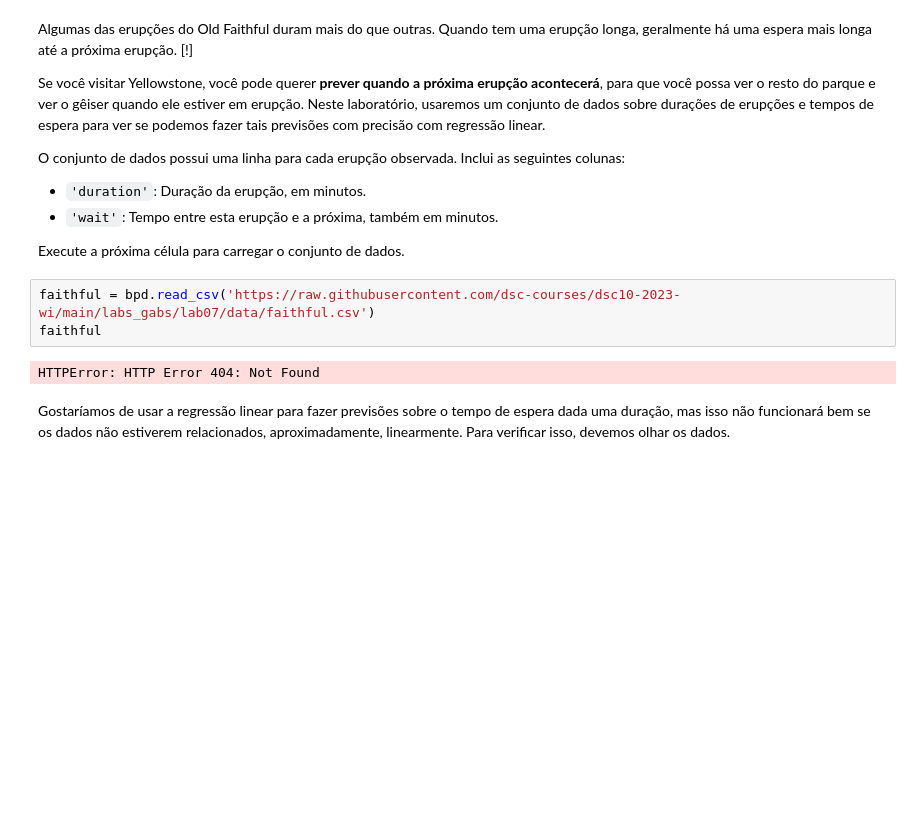
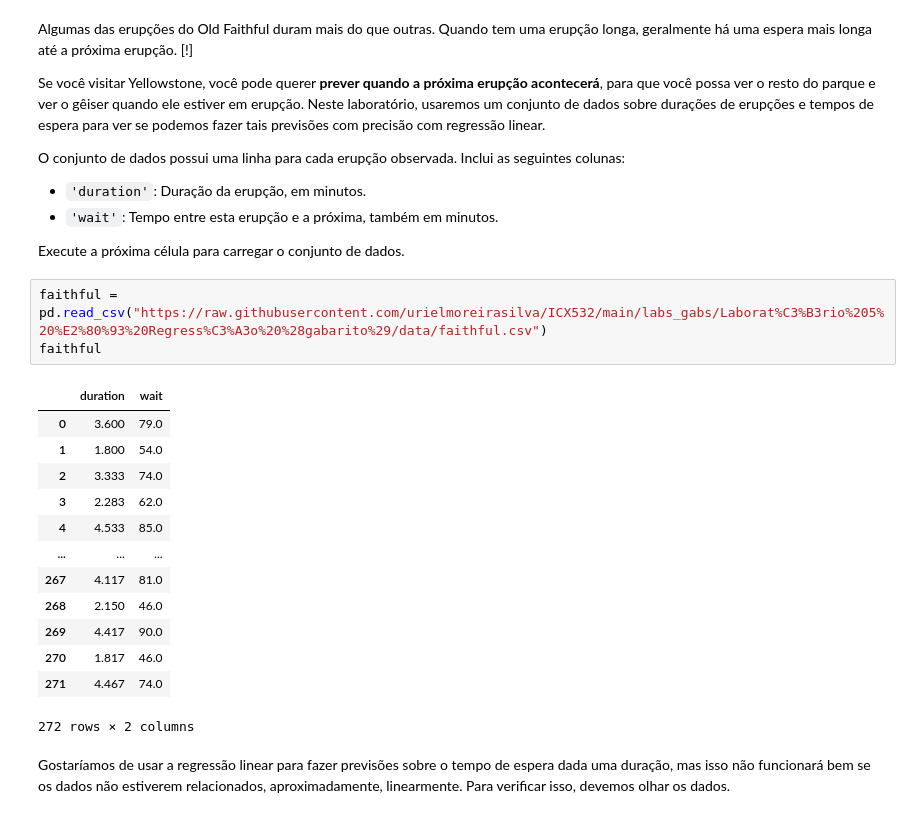
Before and after one commit to urielmoreirasilva/ICX532, a Jupyter notebook: labs_gabs/Laboratório 5 – Regressão (gabarito)/Laboratório 5 – Regressão (gabarito).ipynb, the cells around one changed output. Cells and saved outputs as stored; diff of their text form; blank space fills up the shorter version.

```diff
--- a/labs_gabs/Laboratório 5 – Regressão (gabarito)/Laboratório 5 – Regressão (gabarito).ipynb
+++ b/labs_gabs/Laboratório 5 – Regressão (gabarito)/Laboratório 5 – Regressão (gabarito).ipynb
@@ -41,10 +41,22 @@ O conjunto de dados possui uma linha para cada erupção observada.  Inclui as s
 
 Execute a próxima célula para carregar o conjunto de dados.
 # %%
-faithful = bpd.read_csv('https://raw.githubusercontent.com/dsc-courses/dsc10-2023-wi/main/labs_gabs/lab07/data/faithful.csv')
+faithful = pd.read_csv("https://raw.githubusercontent.com/urielmoreirasilva/ICX532/main/labs_gabs/Laborat%C3%B3rio%205%20%E2%80%93%20Regress%C3%A3o%20%28gabarito%29/data/faithful.csv")
 faithful
 # %% [output]
+|  | duration | wait |
+| 0 | 3.600 | 79.0 |
+| 1 | 1.800 | 54.0 |
+| 2 | 3.333 | 74.0 |
+| 3 | 2.283 | 62.0 |
+| 4 | 4.533 | 85.0 |
+| ... | ... | ... |
+| 267 | 4.117 | 81.0 |
+| 268 | 2.150 | 46.0 |
+| 269 | 4.417 | 90.0 |
+| 270 | 1.817 | 46.0 |
+| 271 | 4.467 | 74.0 |
-HTTPError: HTTP Error 404: Not Found
+272 rows × 2 columns
 # %% [markdown]
 Gostaríamos de usar a regressão linear para fazer previsões sobre o tempo de espera dada uma duração, mas isso não funcionará bem se os dados não estiverem relacionados, aproximadamente, linearmente.  Para verificar isso, devemos olhar os dados.
 # %% [markdown]
```
Also changed, not shown: parts of 33 cells of this notebook.
